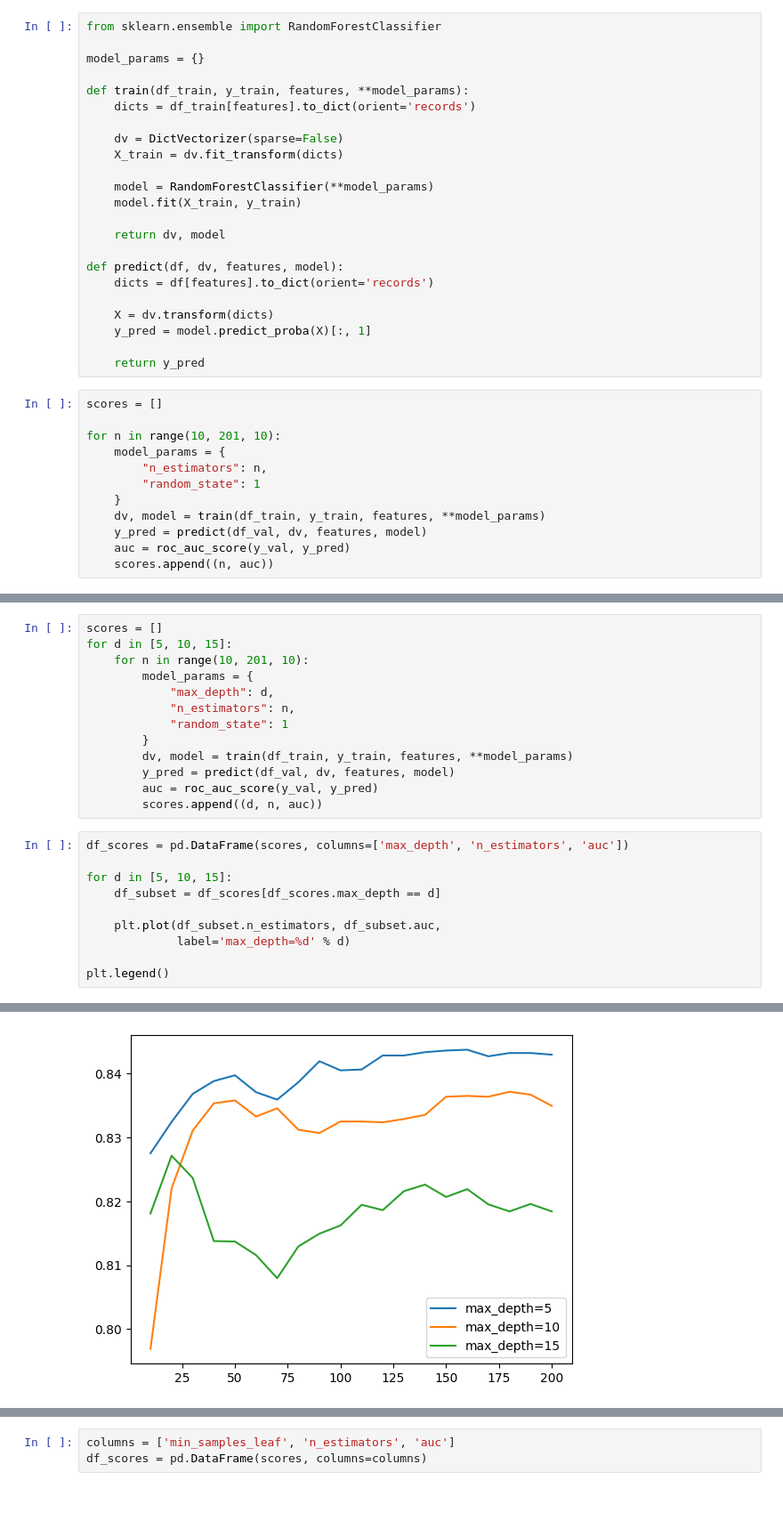
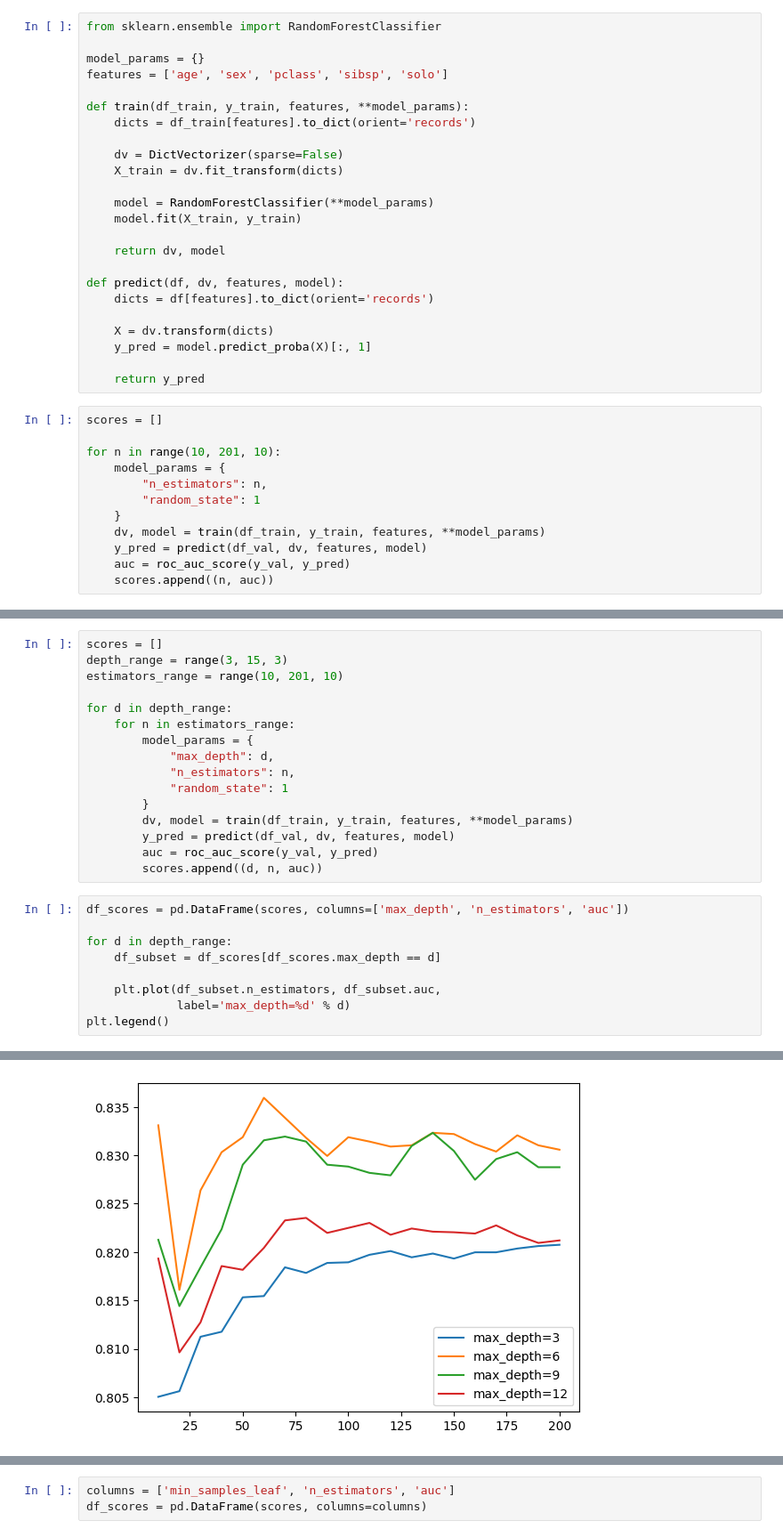
Before and after one commit to JakubWujec/titanic-prediction, a Jupyter notebook: notebooks/tree.ipynb, the cells around one changed output, grey strips where cells are left out. Shown at 89% size. Saved outputs shown, nothing was run; the diff lists cells and outputs as text; blank space fills up the shorter version.

```diff
--- a/notebooks/tree.ipynb
+++ b/notebooks/tree.ipynb
@@ -156,6 +158,7 @@ val: 0.8361979839751874
 from sklearn.ensemble import RandomForestClassifier
 
 model_params = {}
+features = ['age', 'sex', 'pclass', 'sibsp', 'solo']
 
 def train(df_train, y_train, features, **model_params):
     dicts = df_train[features].to_dict(orient='records')
@@ -199,7 +199,10 @@ dtype: int64
 # %%
 scores = []
-for d in [5, 10, 15]:
-    for n in range(10, 201, 10):
+depth_range = range(3, 15, 3)
+estimators_range = range(10, 201, 10)
+
+for d in depth_range:
+    for n in estimators_range:
         model_params = {
             "max_depth": d,
             "n_estimators": n,
@@ -212,14 +215,13 @@ for d in [5, 10, 15]:
 # %%
 df_scores = pd.DataFrame(scores, columns=['max_depth', 'n_estimators', 'auc'])
 
-for d in [5, 10, 15]:
+for d in depth_range:
     df_subset = df_scores[df_scores.max_depth == d]
 
     plt.plot(df_subset.n_estimators, df_subset.auc,
              label='max_depth=%d' % d)
-
 plt.legend()
 # %% [output]
 <matplotlib.legend.Legend at 0x...>
-[figure, old version]
+[figure, new version]
 # %%
```
Also changed, not shown: parts of 12 cells of this notebook, 3 other files.
